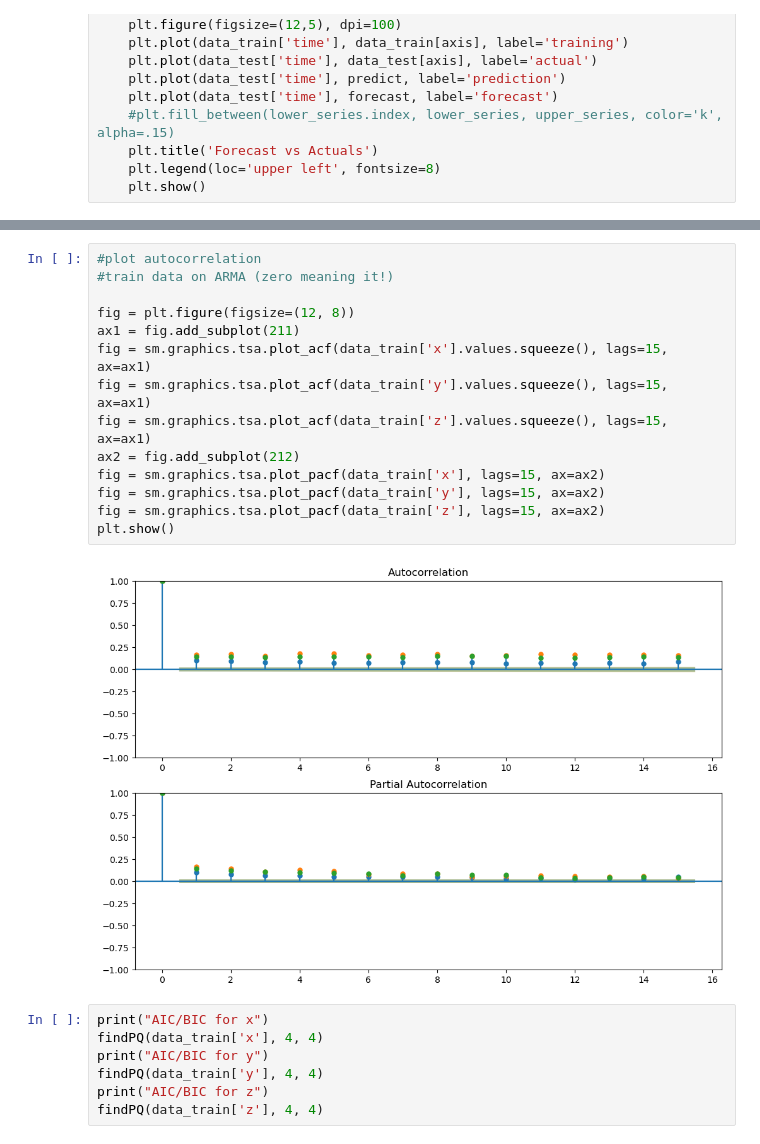
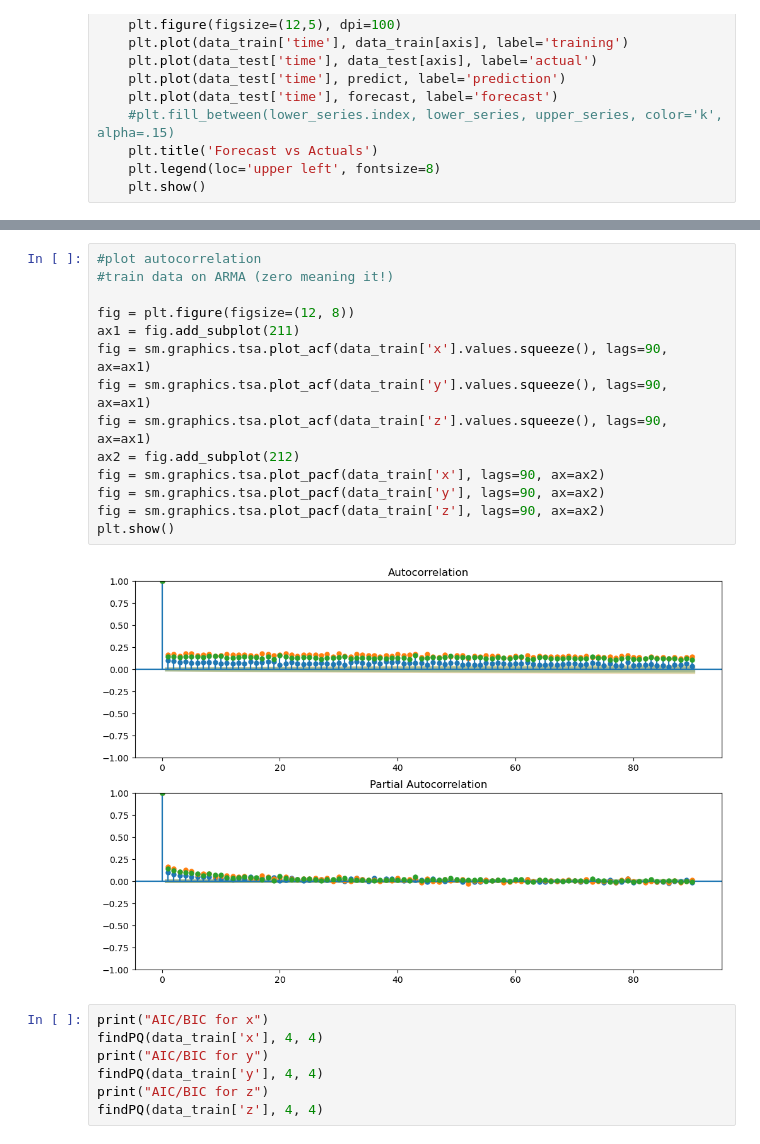
Before and after one commit to Boa-Snake-Robot/Magnetic-Noise-Compensation, a Jupyter notebook: ARMA.ipynb, the cells around one changed output, grey strips where cells are left out. Drawn from its saved outputs; the diff is of its cells as text.

```diff
--- a/ARMA.ipynb
+++ b/ARMA.ipynb
@@ -119,19 +121,19 @@ data_val = data.iloc[n_train + n_test:]
 # %%
 #plot autocorrelation
 #train data on ARMA (zero meaning it!)
 
 fig = plt.figure(figsize=(12, 8))
 ax1 = fig.add_subplot(211)
-fig = sm.graphics.tsa.plot_acf(data_train['x'].values.squeeze(), lags=15, ax=ax1)
-fig = sm.graphics.tsa.plot_acf(data_train['y'].values.squeeze(), lags=15, ax=ax1)
-fig = sm.graphics.tsa.plot_acf(data_train['z'].values.squeeze(), lags=15, ax=ax1)
+fig = sm.graphics.tsa.plot_acf(data_train['x'].values.squeeze(), lags=90, ax=ax1)
+fig = sm.graphics.tsa.plot_acf(data_train['y'].values.squeeze(), lags=90, ax=ax1)
+fig = sm.graphics.tsa.plot_acf(data_train['z'].values.squeeze(), lags=90, ax=ax1)
 ax2 = fig.add_subplot(212)
-fig = sm.graphics.tsa.plot_pacf(data_train['x'], lags=15, ax=ax2)
-fig = sm.graphics.tsa.plot_pacf(data_train['y'], lags=15, ax=ax2)
-fig = sm.graphics.tsa.plot_pacf(data_train['z'], lags=15, ax=ax2)
+fig = sm.graphics.tsa.plot_pacf(data_train['x'], lags=90, ax=ax2)
+fig = sm.graphics.tsa.plot_pacf(data_train['y'], lags=90, ax=ax2)
+fig = sm.graphics.tsa.plot_pacf(data_train['z'], lags=90, ax=ax2)
 plt.show()
 # %% [output]
-[figure, old version]
+[figure, new version]
 # %%
 print("AIC/BIC for x")
 findPQ(data_train['x'], 4, 4)
```
Also changed, not shown: parts of 2 cells of this notebook, 2 other files.
